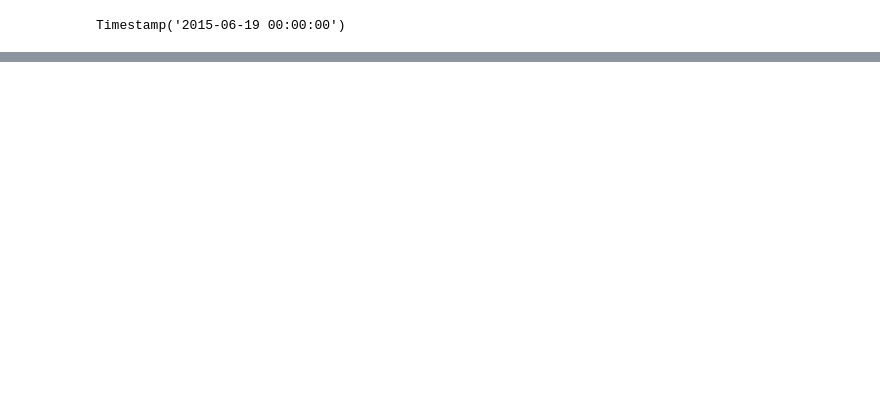
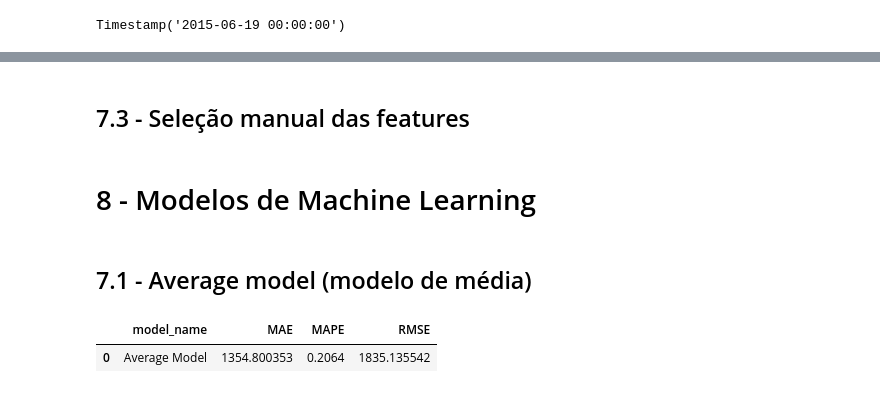
Before and after one commit to jhonatanmarques92/rossmann_sales_prediction, a Jupyter notebook: modulo_7_store_sales_prediction.ipynb, the cells around one changed output, grey strips where cells are left out. Cells and saved outputs as stored; diff of their text form; code cells hidden in the pictures; blank space fills up the shorter version.

```diff
--- a/modulo_7_store_sales_prediction.ipynb
+++ b/modulo_7_store_sales_prediction.ipynb
@@ -878,0 +898,2 @@ final_cols_selected.extend(aux)
+# %% [markdown]
+## 7.3 - Seleção manual das features
@@ -878,0 +928,22 @@ final_cols_selected.extend(aux)
+# %% [markdown]
+# 8 - Modelos de Machine Learning
+# %%
+x_train = X_train[cols_selected_boruta]
+x_test = X_test[cols_selected_boruta]
+# %% [markdown]
+## 7.1 - Average model (modelo de média)
+# %%
+aux = x_test.copy()
+aux['sales'] = y_test.copy()
+
+# predição
+aux2 = aux.groupby('store', as_index=False)['sales'].mean().rename(columns={'sales':'predictions'})
+aux = pd.merge(aux, aux2, how='left', on='store')
+y_pred_avg = aux['predictions']
+
+# performance
+resultado_avg = ml_error('Average Model', np.expm1(y_test), np.expm1(y_pred_avg))
+resultado_avg
+# %% [output]
+|  | model_name | MAE | MAPE | RMSE |
+| 0 | Average Model | 1354.800353 | 0.2064 | 1835.135542 |
```
Also changed, not shown: parts of 19 cells of this notebook.
